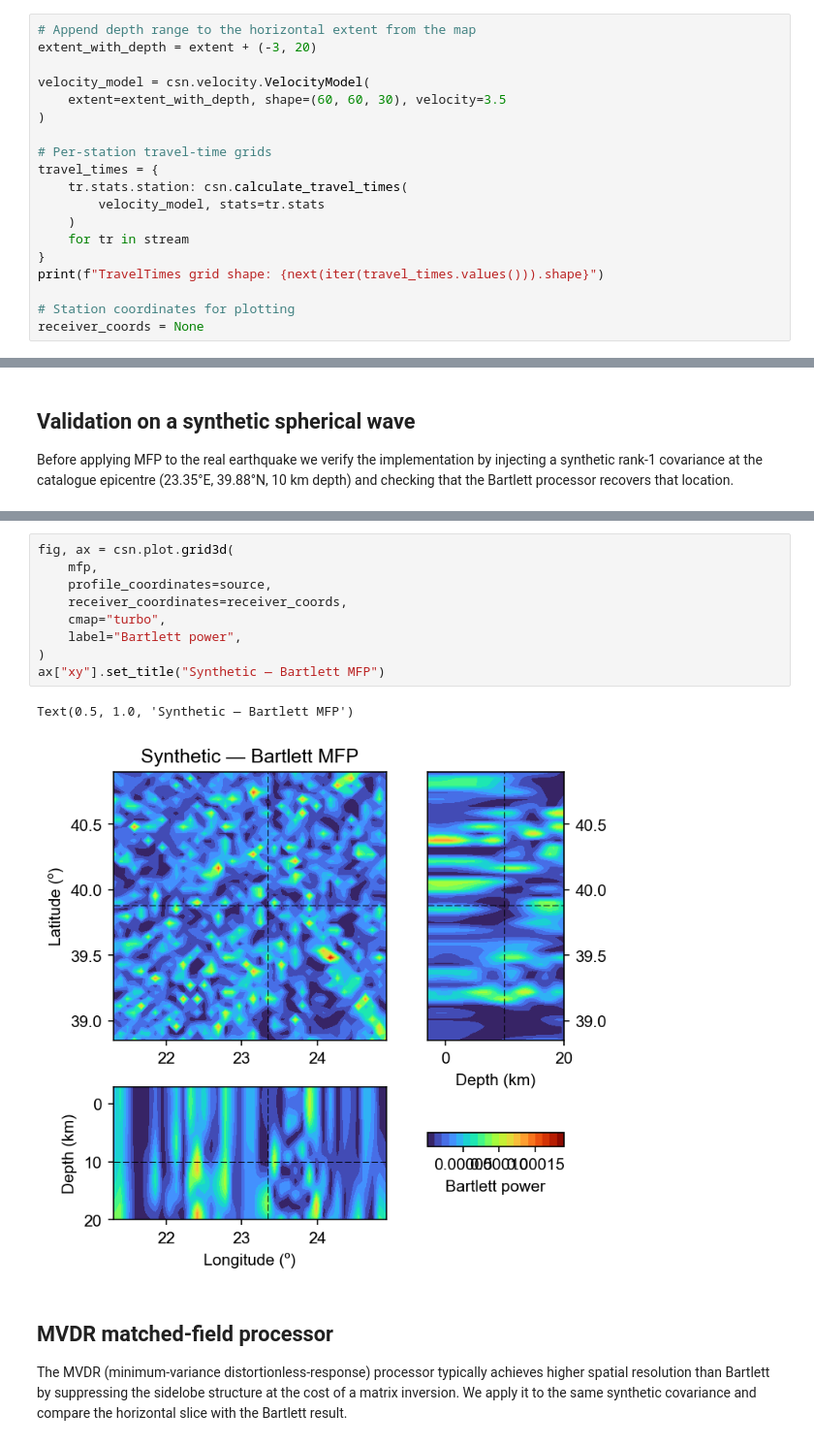
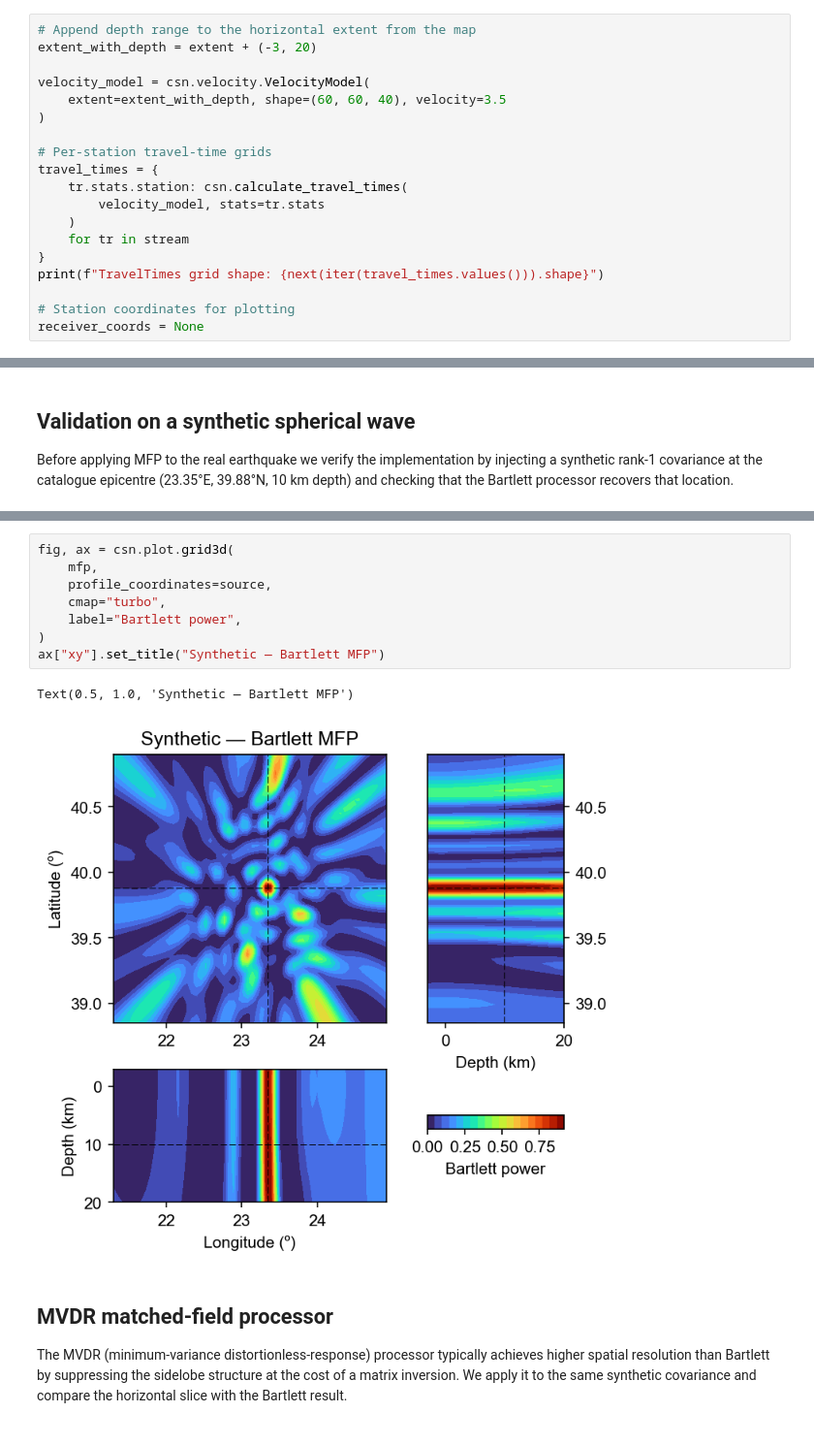
Before and after one commit to leonard-seydoux/covseisnet, a Jupyter notebook: docs/source/examples/matched_field_processing.ipynb, the cells around one changed output, grey strips where cells are left out. Shown at 97% size. Cells and saved outputs as stored; diff of their text form.

```diff
--- a/docs/source/examples/matched_field_processing.ipynb
+++ b/docs/source/examples/matched_field_processing.ipynb
@@ -84,7 +84,7 @@ compute the travel time from every grid point to that receiver.
 extent_with_depth = extent + (-3, 20)
 
 velocity_model = csn.velocity.VelocityModel(
-    extent=extent_with_depth, shape=(60, 60, 30), velocity=3.5
+    extent=extent_with_depth, shape=(60, 60, 40), velocity=3.5
 )
 
 # Per-station travel-time grids
@@ -131,15 +148,14 @@ MFP estimate : lon=22.690° lat=40.165° depth=7.6 km
 # %%
 fig, ax = csn.plot.grid3d(
     mfp,
     profile_coordinates=source,
-    receiver_coordinates=receiver_coords,
     cmap="turbo",
     label="Bartlett power",
 )
 ax["xy"].set_title("Synthetic — Bartlett MFP")
 # %% [output]
 Text(0.5, 1.0, 'Synthetic — Bartlett MFP')
-[figure, old version]
+[figure, new version]
 # %% [markdown]
 ## MVDR matched-field processor
 
```
Also changed, not shown: parts of 8 cells of this notebook, 5 other files.
